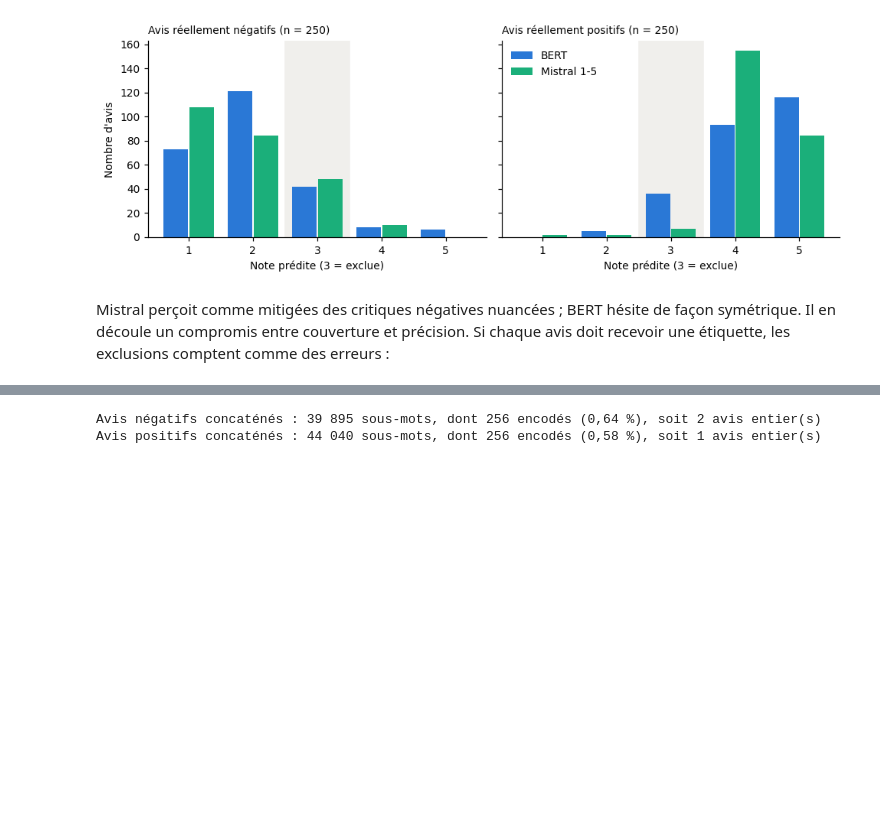
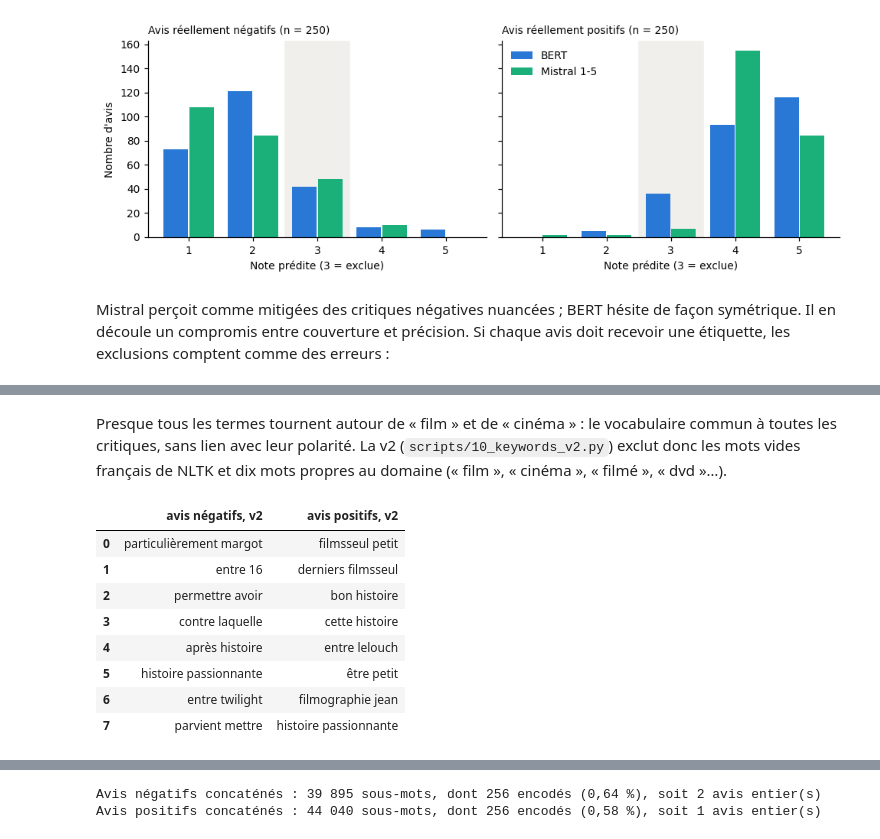
Before and after one commit to SamyAitamir/analyse-avis-llm, a Jupyter notebook: analyse_avis.ipynb, the cells around one changed output, grey strips where cells are left out. Cells and saved outputs as stored; diff of their text form; code cells hidden in the pictures; blank space fills up the shorter version.

```diff
--- a/analyse_avis.ipynb
+++ b/analyse_avis.ipynb
@@ -318,0 +360,15 @@ KeyBERT classe des n-grammes candidats selon leur similarité avec l'embedding d
+# %% [markdown]
+Presque tous les termes tournent autour de « film » et de « cinéma » : le vocabulaire commun à toutes les critiques, sans lien avec leur polarité. La v2 (`scripts/10_keywords_v2.py`) exclut donc les mots vides français de NLTK et dix mots propres au domaine (« film », « cinéma », « filmé », « dvd »…).
+# %%
+v2 = lire_keybert("mesures/resultats/sortie_10_keywords_v2.txt")
+pd.DataFrame({"avis négatifs, v2": v2["négatifs"][:8], "avis positifs, v2": v2["positifs"][:8]})
+# %% [output]
+|  | avis négatifs, v2 | avis positifs, v2 |
+| 0 | particulièrement margot | filmsseul petit |
+| 1 | entre 16 | derniers filmsseul |
+| 2 | permettre avoir | bon histoire |
+| 3 | contre laquelle | cette histoire |
+| 4 | après histoire | entre lelouch |
+| 5 | histoire passionnante | être petit |
+| 6 | entre twilight | filmographie jean |
+| 7 | parvient mettre | histoire passionnante |
```
Also changed, not shown: parts of 20 cells of this notebook, 24 other files.
